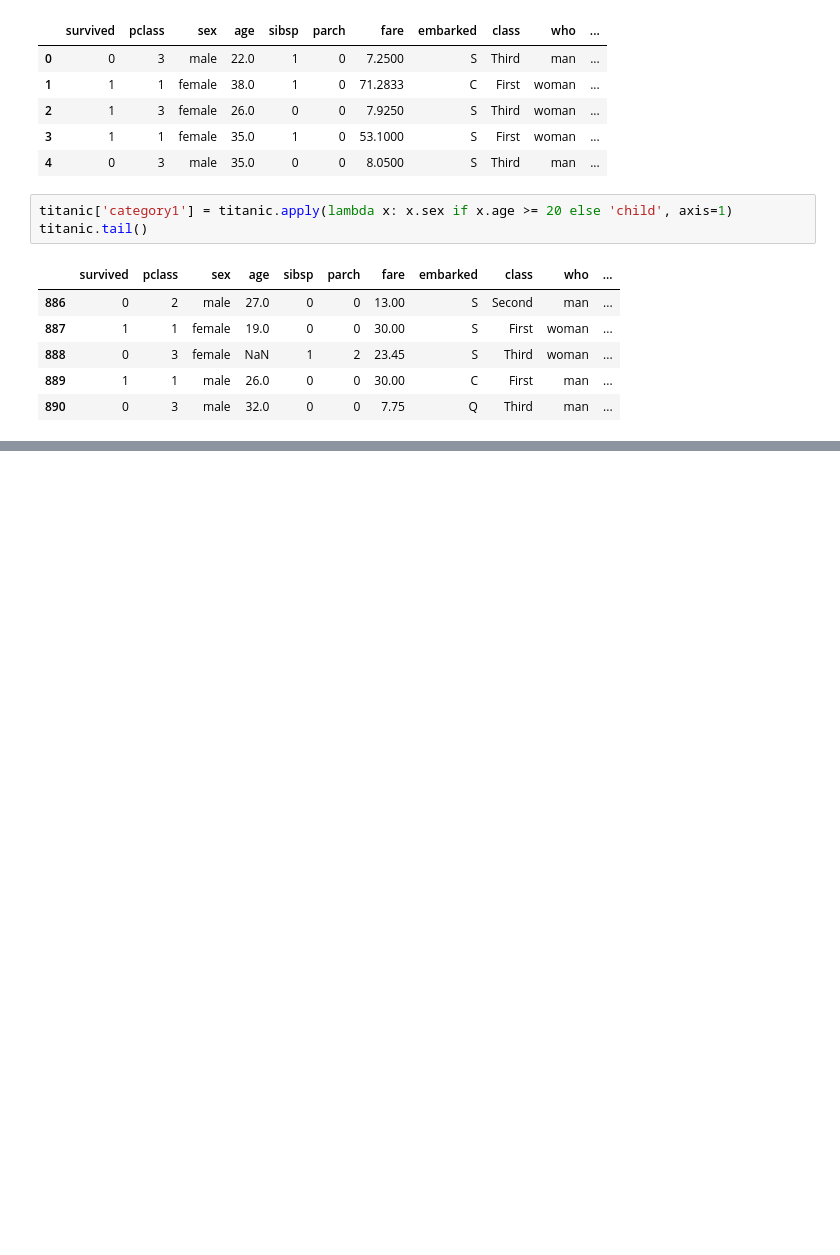
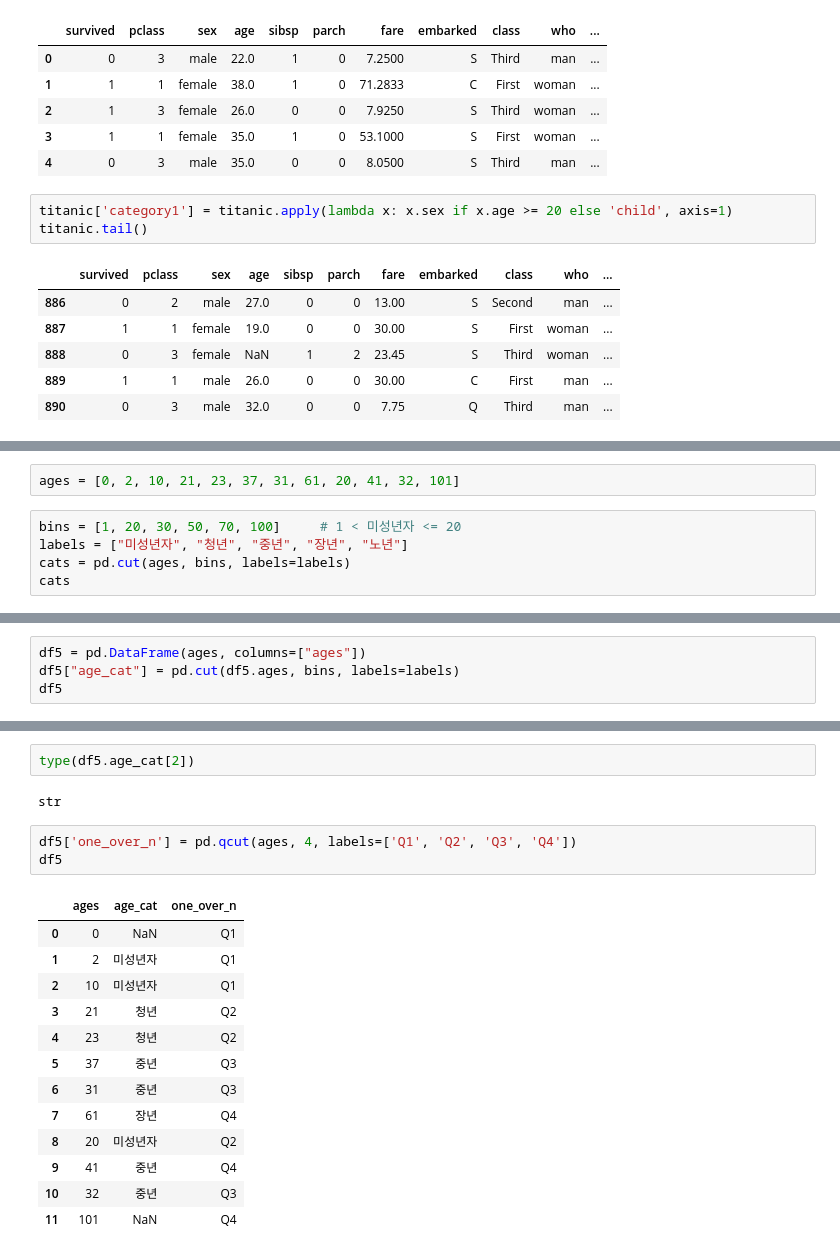
Before and after one commit to ssmpet/DataAnalysis_Lecture-2023.04, a Jupyter notebook: 02.Pandas/05.데이터조작.ipynb, the cells around one changed output, grey strips where cells are left out. Cells and saved outputs as stored; diff of their text form; blank space fills up the shorter version.

Commit message:
DataAnalysis

```diff
--- a/02.Pandas/05.데이터조작.ipynb
+++ b/02.Pandas/05.데이터조작.ipynb
@@ -390,0 +558,7 @@ titanic.tail()
+# %%
+ages = [0, 2, 10, 21, 23, 37, 31, 61, 20, 41, 32, 101]
+# %%
+bins = [1, 20, 30, 50, 70, 100]     # 1 < 미성년자 <= 20
+labels = ["미성년자", "청년", "중년", "장년", "노년"]
+cats = pd.cut(ages, bins, labels=labels)
+cats
@@ -390,0 +569,4 @@ titanic.tail()
+# %%
+df5 = pd.DataFrame(ages, columns=["ages"])
+df5["age_cat"] = pd.cut(df5.ages, bins, labels=labels)
+df5
@@ -390,0 +587,21 @@ titanic.tail()
+# %%
+type(df5.age_cat[2])
+# %% [output]
+str
+# %%
+df5['one_over_n'] = pd.qcut(ages, 4, labels=['Q1', 'Q2', 'Q3', 'Q4'])
+df5
+# %% [output]
+|  | ages | age_cat | one_over_n |
+| 0 | 0 | NaN | Q1 |
+| 1 | 2 | 미성년자 | Q1 |
+| 2 | 10 | 미성년자 | Q1 |
+| 3 | 21 | 청년 | Q2 |
+| 4 | 23 | 청년 | Q2 |
+| 5 | 37 | 중년 | Q3 |
+| 6 | 31 | 중년 | Q3 |
+| 7 | 61 | 장년 | Q4 |
+| 8 | 20 | 미성년자 | Q2 |
+| 9 | 41 | 중년 | Q4 |
+| 10 | 32 | 중년 | Q3 |
+| 11 | 101 | NaN | Q4 |
```
Also changed, not shown: parts of 39 cells of this notebook, 13 other files.
